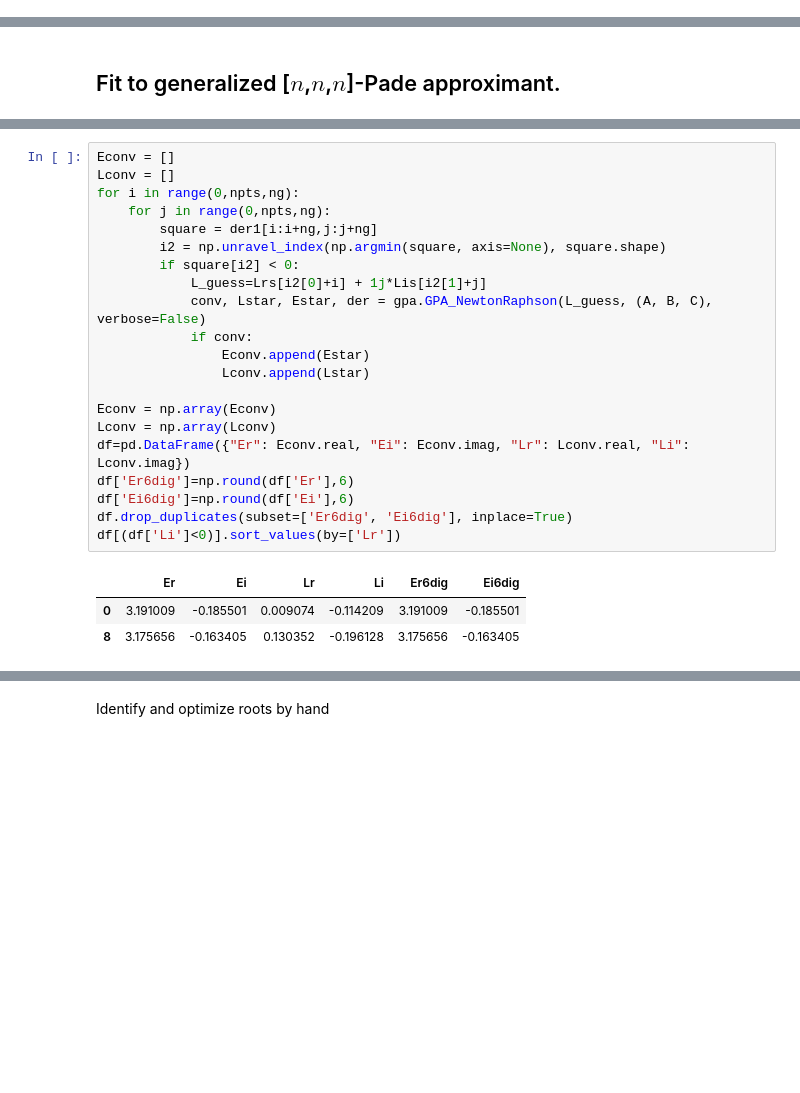
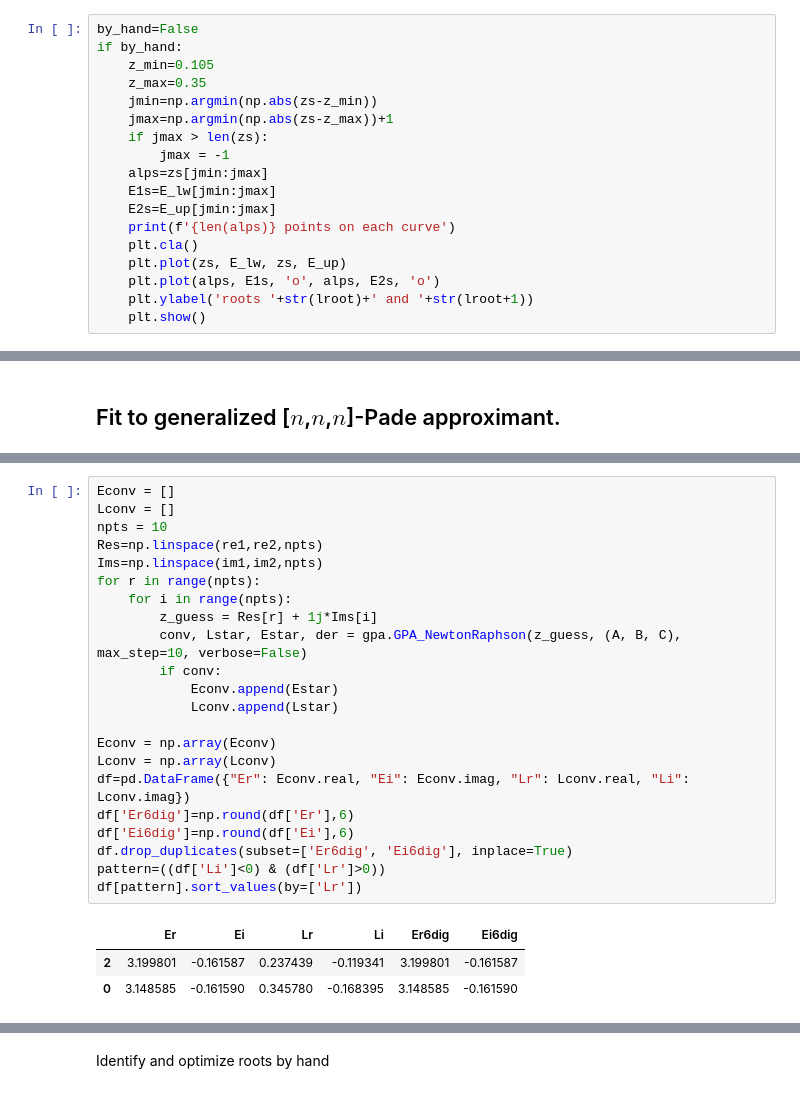
Before and after one commit to tsommerfeld/L2-methods_for_resonances, a Jupyter notebook: notebooks/Stab_3D/GPA-analysis.ipynb, the cells around one changed output, grey strips where cells are left out. Drawn from its saved outputs; the diff is of its cells as text; blank space fills up the shorter version.

```diff
--- a/notebooks/Stab_3D/GPA-analysis.ipynb
+++ b/notebooks/Stab_3D/GPA-analysis.ipynb
@@ -88,3 +110,21 @@ N = 14 points on each curve
+# %%
+by_hand=False
+if by_hand:
+    z_min=0.105
+    z_max=0.35
+    jmin=np.argmin(np.abs(zs-z_min))
+    jmax=np.argmin(np.abs(zs-z_max))+1
+    if jmax > len(zs):
+        jmax = -1
+    alps=zs[jmin:jmax]
+    E1s=E_lw[jmin:jmax]
+    E2s=E_up[jmin:jmax]
+    print(f'{len(alps)} points on each curve')
+    plt.cla()
+    plt.plot(zs, E_lw, zs, E_up)
+    plt.plot(alps, E1s, 'o', alps, E2s, 'o')
+    plt.ylabel('roots '+str(lroot)+' and '+str(lroot+1))
+    plt.show()
 # %% [markdown]
 Make one long list of all energies, which requires the L or alpha list twice,
 to prepare the fit to a generalized Pade approximant.
@@ -172,25 +212,26 @@ print(i2, der1[i2])
 # %%
 Econv = []
 Lconv = []
-for i in range(0,npts,ng):
-    for j in range(0,npts,ng):
-        square = der1[i:i+ng,j:j+ng]
-        i2 = np.unravel_index(np.argmin(square, axis=None), square.shape)
-        if square[i2] < 0:
-            L_guess=Lrs[i2[0]+i] + 1j*Lis[i2[1]+j]
-            conv, Lstar, Estar, der = gpa.GPA_NewtonRaphson(L_guess, (A, B, C), verbose=False)
-            if conv:
-                Econv.append(Estar)
-                Lconv.append(Lstar)
+npts = 10
+Res=np.linspace(re1,re2,npts)
+Ims=np.linspace(im1,im2,npts)
+for r in range(npts):
+    for i in range(npts):
+        z_guess = Res[r] + 1j*Ims[i]
+        conv, Lstar, Estar, der = gpa.GPA_NewtonRaphson(z_guess, (A, B, C), max_step=10, verbose=False)
+        if conv:
+            Econv.append(Estar)
+            Lconv.append(Lstar)
 
 Econv = np.array(Econv)
 Lconv = np.array(Lconv)
 df=pd.DataFrame({"Er": Econv.real, "Ei": Econv.imag, "Lr": Lconv.real, "Li": Lconv.imag})
 df['Er6dig']=np.round(df['Er'],6)
 df['Ei6dig']=np.round(df['Ei'],6)
 df.drop_duplicates(subset=['Er6dig', 'Ei6dig'], inplace=True)
-df[(df['Li']<0)].sort_values(by=['Lr'])
+pattern=((df['Li']<0) & (df['Lr']>0))
+df[pattern].sort_values(by=['Lr'])
 # %% [output]
 |  | Er | Ei | Lr | Li | Er6dig | Ei6dig |
-| 0 | 3.191009 | -0.185501 | 0.009074 | -0.114209 | 3.191009 | -0.185501 |
-| 8 | 3.175656 | -0.163405 | 0.130352 | -0.196128 | 3.175656 | -0.163405 |
+| 2 | 3.199801 | -0.161587 | 0.237439 | -0.119341 | 3.199801 | -0.161587 |
+| 0 | 3.148585 | -0.161590 | 0.345780 | -0.168395 | 3.148585 | -0.161590 |
```
Also changed, not shown: parts of 13 cells of this notebook, 24 other files.
